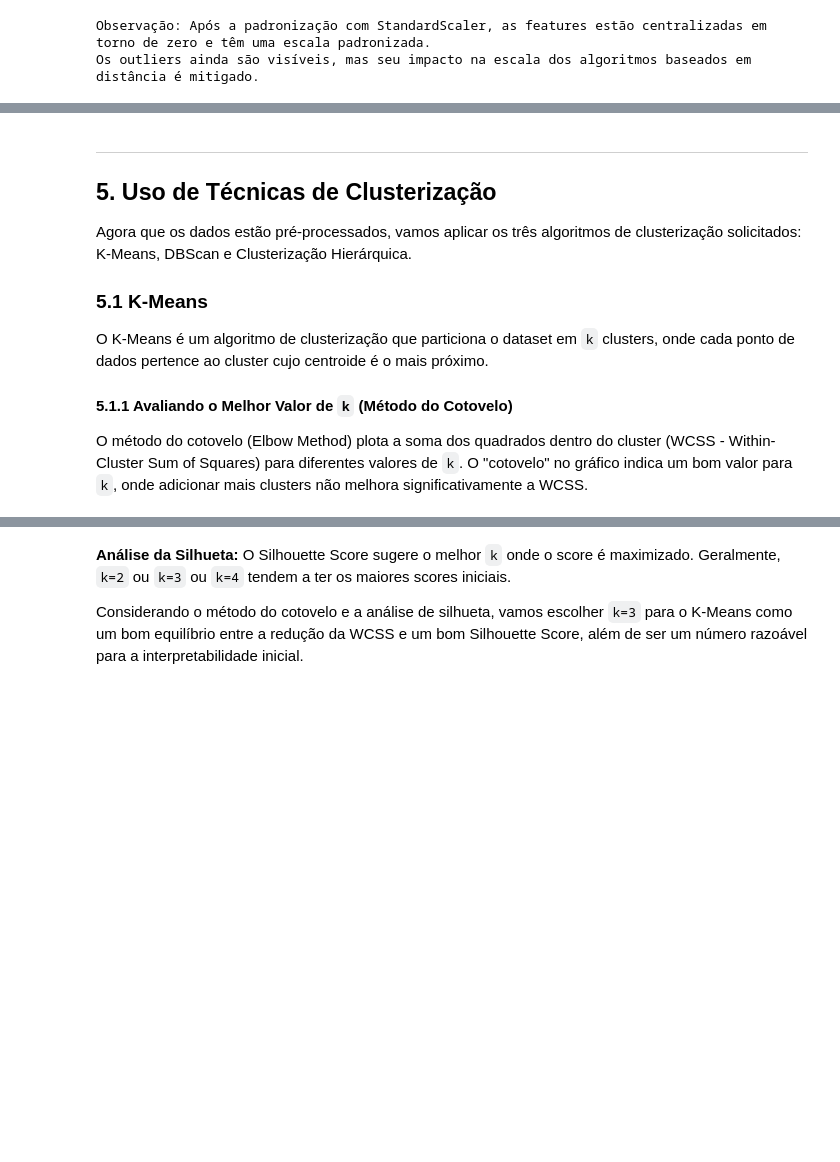
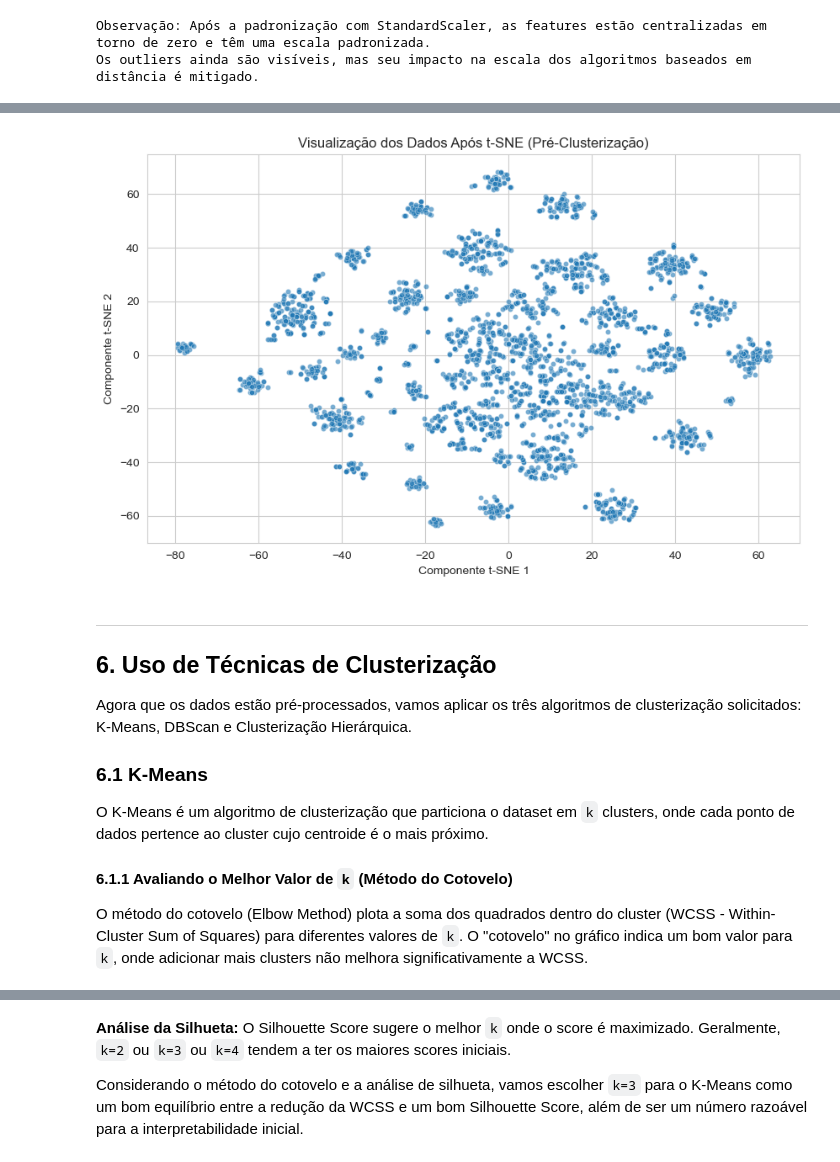
Before and after one commit to MLGODS/Project02-UnsupervisedLearning, a Jupyter notebook: Trabalho_de_Clusterização_de_Comportamento_de_Compras_Online.ipynb, the cells around one changed output, grey strips where cells are left out. Saved outputs shown, nothing was run; the diff lists cells and outputs as text; code cells hidden in the pictures; blank space fills up the shorter version.

```diff
--- a/Trabalho_de_Clusterização_de_Comportamento_de_Compras_Online.ipynb
+++ b/Trabalho_de_Clusterização_de_Comportamento_de_Compras_Online.ipynb
@@ -380,15 +418,38 @@ Os outliers ainda são visíveis, mas seu impacto na escala dos algoritmos basea
+# %%
+# Para t-SNE, é comum usar um subconjunto de dados para melhor visualização e performance
+# Vamos amostrar 3000 pontos do dataset padronizado completo para o t-SNE
+np.random.seed(42) # Para reprodutibilidade
+random_indices_tsne = np.random.choice(X_scaled.shape[0], size=3000, replace=False)
+X_tsne_sample_input = X_scaled[random_indices_tsne]
+
+# Redução de dimensionalidade com t-SNE, inicializado com PCA
+# O PCA interno do t-SNE será aplicado ao X_tsne_sample_input antes da inicialização
+tsne = TSNE(n_components=2, random_state=42, perplexity=30, n_iter=1000, init='pca')
+X_tsne_for_viz = tsne.fit_transform(X_tsne_sample_input)
+
+# Criar DataFrame para visualização do t-SNE
+tsne_df_for_viz = pd.DataFrame(data=X_tsne_for_viz, columns=['TSNE_Componente_1', 'TSNE_Componente_2'])
+
+plt.figure(figsize=(10, 6))
+sns.scatterplot(x='TSNE_Componente_1', y='TSNE_Componente_2', data=tsne_df_for_viz, s=20, alpha=0.6)
+plt.title('Visualização dos Dados Após t-SNE (Pré-Clusterização)')
+plt.xlabel('Componente t-SNE 1')
+plt.ylabel('Componente t-SNE 2')
+plt.show()
+# %% [output]
+[figure, added]
 # %% [markdown]
 ---
 
-## 5. Uso de Técnicas de Clusterização
+## 6. Uso de Técnicas de Clusterização
 
 Agora que os dados estão pré-processados, vamos aplicar os três algoritmos de clusterização solicitados: K-Means, DBScan e Clusterização Hierárquica.
 
-### 5.1 K-Means
+### 6.1 K-Means
 
 O K-Means é um algoritmo de clusterização que particiona o dataset em `k` clusters, onde cada ponto de dados pertence ao cluster cujo centroide é o mais próximo.
 
-#### 5.1.1 Avaliando o Melhor Valor de `k` (Método do Cotovelo)
+#### 6.1.1 Avaliando o Melhor Valor de `k` (Método do Cotovelo)
 
 O método do cotovelo (Elbow Method) plota a soma dos quadrados dentro do cluster (WCSS - Within-Cluster Sum of Squares) para diferentes valores de `k`. O "cotovelo" no gráfico indica um bom valor para `k`, onde adicionar mais clusters não melhora significativamente a WCSS.
 # %%
```
Also changed, not shown: parts of 26 cells of this notebook.
